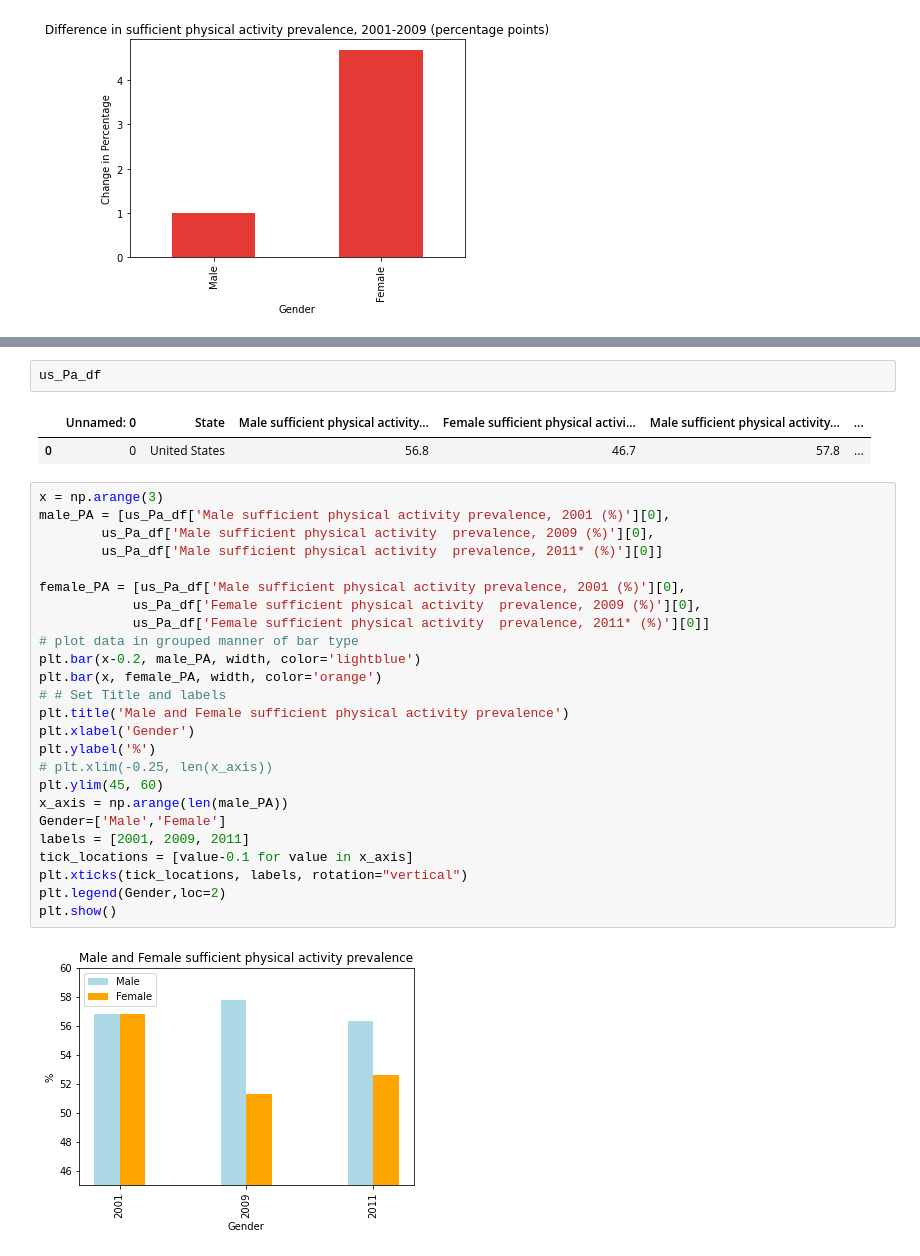
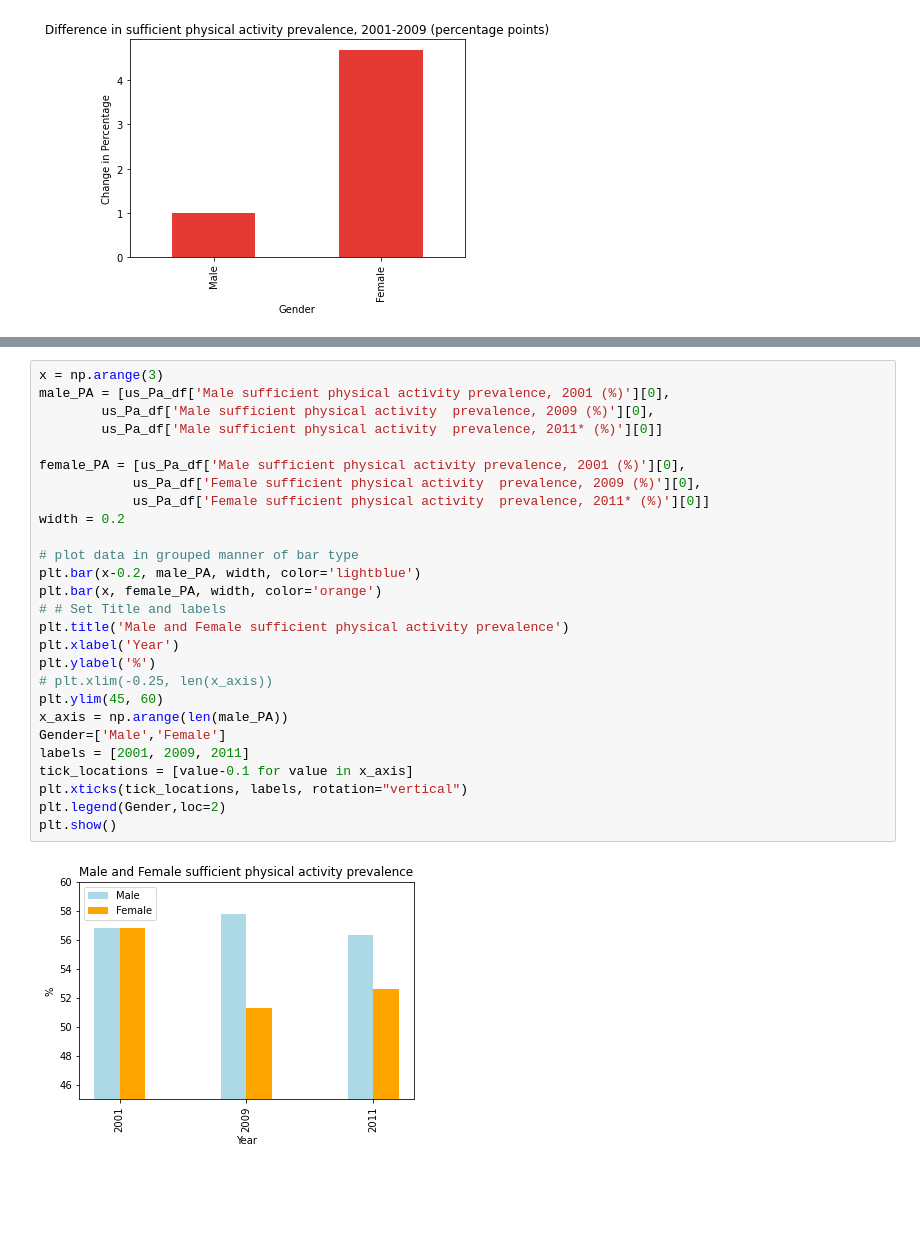
Before and after one commit to Mvillarreal88/State-of-Survival, a Jupyter notebook: Sandbox/Dillon/charts.ipynb, the cells around one changed output, grey strips where cells are left out. Saved outputs shown, nothing was run; the diff lists cells and outputs as text; blank space fills up the shorter version.

```diff
--- a/Sandbox/Dillon/charts.ipynb
+++ b/Sandbox/Dillon/charts.ipynb
@@ -398,32 +412,29 @@ plt.show()
-# %%
-us_Pa_df
-# %% [output]
-|  | Unnamed: 0 | State | Male sufficient physical activity... | Female sufficient physical activi... | Male sufficient physical activity... | ... |
-| 0 | 0 | United States | 56.8 | 46.7 | 57.8 | ... |
 # %%
 x = np.arange(3)
 male_PA = [us_Pa_df['Male sufficient physical activity prevalence, 2001 (%)'][0],
         us_Pa_df['Male sufficient physical activity  prevalence, 2009 (%)'][0],
         us_Pa_df['Male sufficient physical activity  prevalence, 2011* (%)'][0]]
 
 female_PA = [us_Pa_df['Male sufficient physical activity prevalence, 2001 (%)'][0],
             us_Pa_df['Female sufficient physical activity  prevalence, 2009 (%)'][0],
             us_Pa_df['Female sufficient physical activity  prevalence, 2011* (%)'][0]]
+width = 0.2
+
 # plot data in grouped manner of bar type
 plt.bar(x-0.2, male_PA, width, color='lightblue')
 plt.bar(x, female_PA, width, color='orange')
 # # Set Title and labels
 plt.title('Male and Female sufficient physical activity prevalence')
-plt.xlabel('Gender')
+plt.xlabel('Year')
 plt.ylabel('%')
 # plt.xlim(-0.25, len(x_axis))
 plt.ylim(45, 60)
 x_axis = np.arange(len(male_PA))
 Gender=['Male','Female']
 labels = [2001, 2009, 2011]
 tick_locations = [value-0.1 for value in x_axis]
 plt.xticks(tick_locations, labels, rotation="vertical")
 plt.legend(Gender,loc=2)
 plt.show()
 # %% [output]
-[figure, old version]
+[figure, new version]
```
Also changed, not shown: parts of 9 cells of this notebook, 15 other files.
